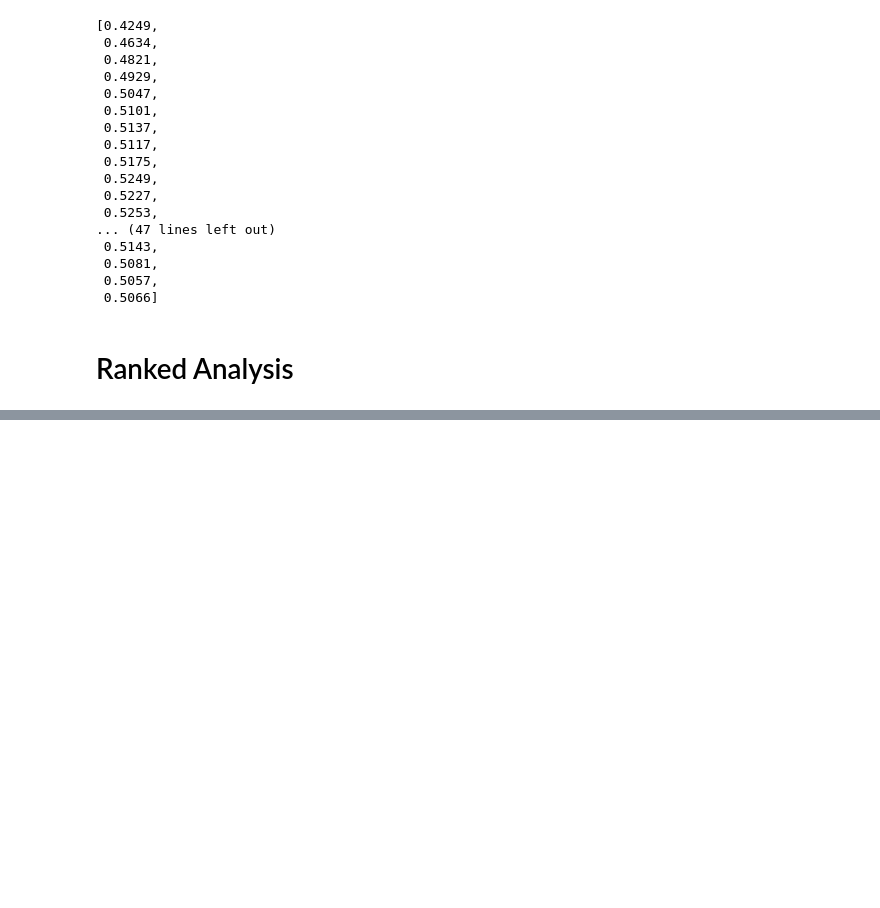
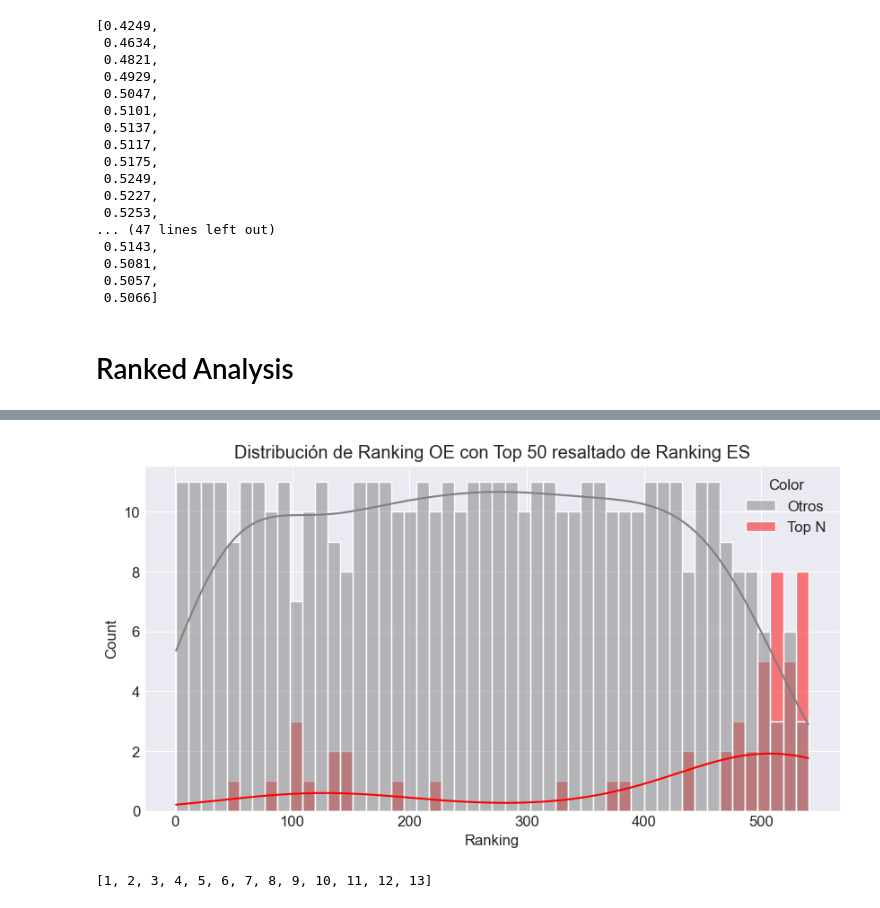
Before and after one commit to topsy-13/NAS_pretesting, a Jupyter notebook: OE-Tests/analyze_experiments 2.0.ipynb, the cells around one changed output, grey strips where cells are left out. Saved outputs shown, nothing was run; the diff lists cells and outputs as text; code cells hidden in the pictures; blank space fills up the shorter version.

```diff
--- a/OE-Tests/analyze_experiments 2.0.ipynb
+++ b/OE-Tests/analyze_experiments 2.0.ipynb
@@ -345,0 +454,21 @@ def get_top_models_overlap(df1, df2, id_column='ID', score_column='val_accuracy'
+# %%
+N = 50
+top_n_ids = es_ranked.nlargest(N, 'Ranking')['ID'].tolist()
+top_n_ids
+
+df1_ranked = process_architecture_results(true_oe, metric=metric)
+# Agregar columna de color según si el ID está en el top N de ES
+df1_ranked['Color'] = df1_ranked['ID'].apply(lambda x: 'Top N' if x in top_n_ids else 'Otros')
+
+# Graficar la distribución
+plt.figure(figsize=(10, 5))
+sns.histplot(df1_ranked, x='Ranking', hue='Color', palette={'Top N': 'red', 'Otros': 'gray'}, bins=50, kde=True)
+
+plt.title(f'Distribución de Ranking OE con Top {N} resaltado de Ranking ES')
+plt.show()
+# %% [output]
+[figure, added]
+# %%
+n_epochs_tested
+# %% [output]
+[1, 2, 3, 4, 5, 6, 7, 8, 9, 10, 11, 12, 13]
```
Also changed, not shown: parts of 38 cells of this notebook.
